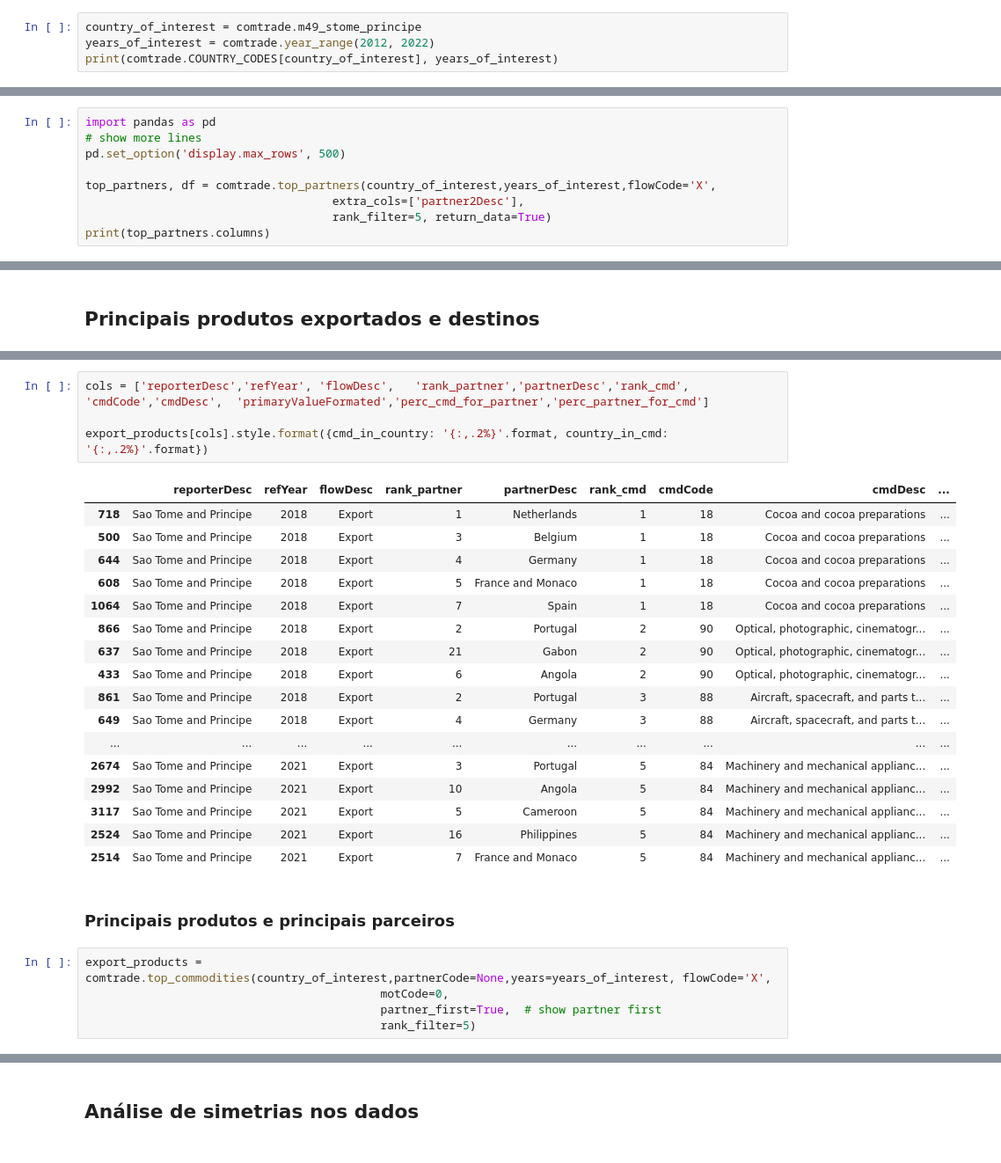
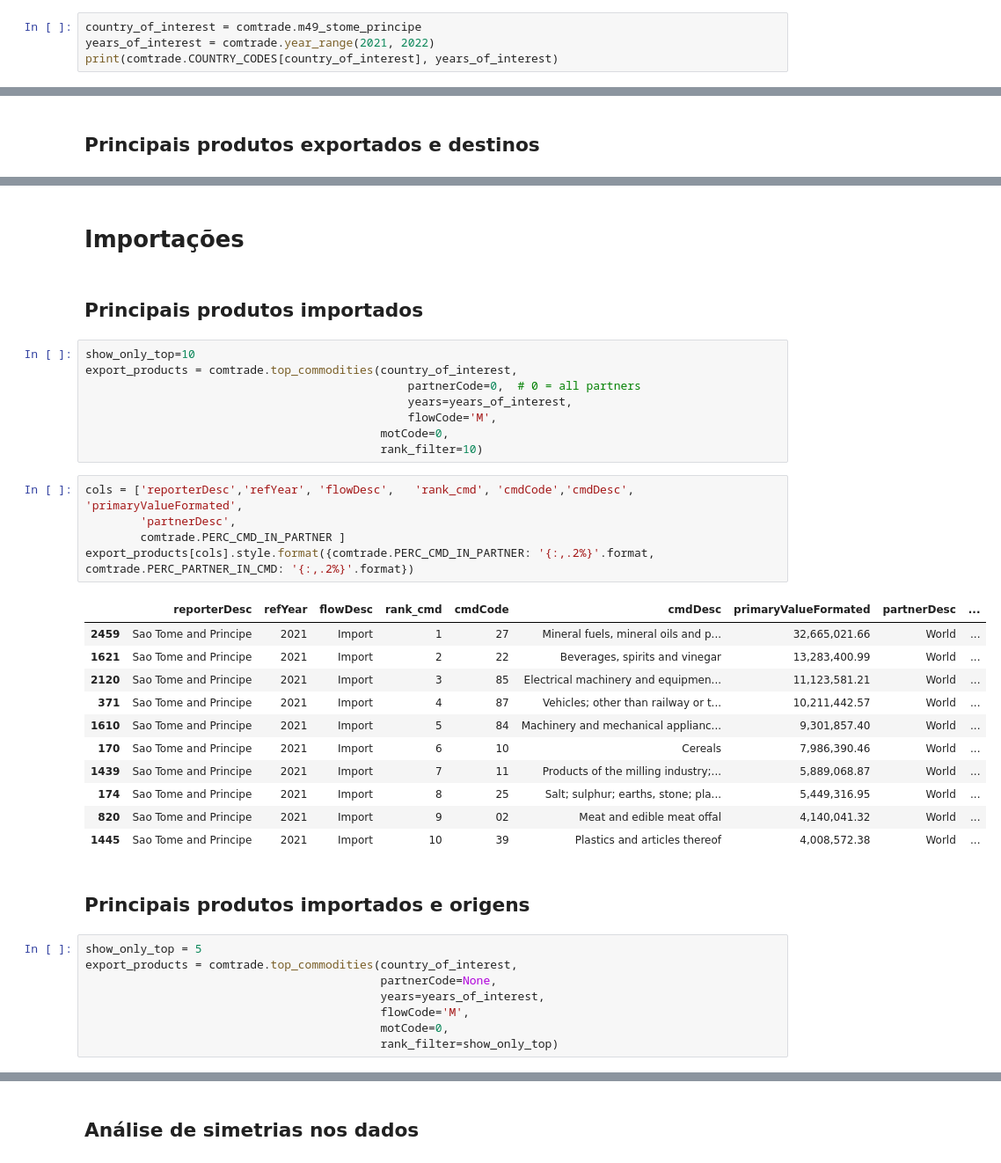
Before and after one commit to joaquimrcarvalho/cipf-comtrade, a Jupyter notebook: country_trade_profile.ipynb, the cells around one changed output, grey strips where cells are left out. Shown at 88% size. Drawn from its saved outputs; the diff is of its cells as text.

```diff
--- a/country_trade_profile.ipynb
+++ b/country_trade_profile.ipynb
@@ -63,6 +63,6 @@ comtrade.PERIOD_SECONDS=5
 Choose country and years of interest
 # %%
 country_of_interest = comtrade.m49_stome_principe
-years_of_interest = comtrade.year_range(2012, 2022)
+years_of_interest = comtrade.year_range(2021, 2022)
 print(comtrade.COUNTRY_CODES[country_of_interest], years_of_interest)
 # %% [output]
@@ -95,12 +81,3 @@ global_trade[cols].sort_index()
 # %% [markdown]
 ## Principais parceiros comerciais
 ### Principais destinos das exportações
-# %%
-import pandas as pd
-# show more lines
-pd.set_option('display.max_rows', 500)
-
-top_partners, df = comtrade.top_partners(country_of_interest,years_of_interest,flowCode='X',
-                                    extra_cols=['partner2Desc'],
-                                    rank_filter=5, return_data=True)
-print(top_partners.columns)
@@ -157,29 +211,39 @@ export_products = comtrade.top_partners(country_of_interest,
+# %% [markdown]
+# Importações
+# %% [markdown]
+## Principais produtos importados
+# %%
+show_only_top=10
+export_products = comtrade.top_commodities(country_of_interest,
+                                               partnerCode=0,  # 0 = all partners
+                                               years=years_of_interest,
+                                               flowCode='M',
+                                           motCode=0,
+                                           rank_filter=10)
 # %%
-cols = ['reporterDesc','refYear', 'flowDesc',	'rank_partner','partnerDesc','rank_cmd', 'cmdCode','cmdDesc',  'primaryValueFormated','perc_cmd_for_partner','perc_partner_for_cmd']
-
-export_products[cols].style.format({cmd_in_country: '{:,.2%}'.format, country_in_cmd: '{:,.2%}'.format})
+cols = ['reporterDesc','refYear', 'flowDesc',	'rank_cmd', 'cmdCode','cmdDesc', 'primaryValueFormated',
+        'partnerDesc',
+        comtrade.PERC_CMD_IN_PARTNER ]
+export_products[cols].style.format({comtrade.PERC_CMD_IN_PARTNER: '{:,.2%}'.format, comtrade.PERC_PARTNER_IN_CMD: '{:,.2%}'.format})
 # %% [output]
-|  | reporterDesc | refYear | flowDesc | rank_partner | partnerDesc | rank_cmd | cmdCode | cmdDesc | ... |
-| 718 | Sao Tome and Principe | 2018 | Export | 1 | Netherlands | 1 | 18 | Cocoa and cocoa preparations | ... |
-| 500 | Sao Tome and Principe | 2018 | Export | 3 | Belgium | 1 | 18 | Cocoa and cocoa preparations | ... |
-| 644 | Sao Tome and Principe | 2018 | Export | 4 | Germany | 1 | 18 | Cocoa and cocoa preparations | ... |
-| 608 | Sao Tome and Principe | 2018 | Export | 5 | France and Monaco | 1 | 18 | Cocoa and cocoa preparations | ... |
-| 1064 | Sao Tome and Principe | 2018 | Export | 7 | Spain | 1 | 18 | Cocoa and cocoa preparations | ... |
-| 866 | Sao Tome and Principe | 2018 | Export | 2 | Portugal | 2 | 90 | Optical, photographic, cinematogr... | ... |
-| 637 | Sao Tome and Principe | 2018 | Export | 21 | Gabon | 2 | 90 | Optical, photographic, cinematogr... | ... |
-| 433 | Sao Tome and Principe | 2018 | Export | 6 | Angola | 2 | 90 | Optical, photographic, cinematogr... | ... |
-| 861 | Sao Tome and Principe | 2018 | Export | 2 | Portugal | 3 | 88 | Aircraft, spacecraft, and parts t... | ... |
-| 649 | Sao Tome and Principe | 2018 | Export | 4 | Germany | 3 | 88 | Aircraft, spacecraft, and parts t... | ... |
-| ... | ... | ... | ... | ... | ... | ... | ... | ... | ... |
-| 2674 | Sao Tome and Principe | 2021 | Export | 3 | Portugal | 5 | 84 | Machinery and mechanical applianc... | ... |
-| 2992 | Sao Tome and Principe | 2021 | Export | 10 | Angola | 5 | 84 | Machinery and mechanical applianc... | ... |
-| 3117 | Sao Tome and Principe | 2021 | Export | 5 | Cameroon | 5 | 84 | Machinery and mechanical applianc... | ... |
-| 2524 | Sao Tome and Principe | 2021 | Export | 16 | Philippines | 5 | 84 | Machinery and mechanical applianc... | ... |
-| 2514 | Sao Tome and Principe | 2021 | Export | 7 | France and Monaco | 5 | 84 | Machinery and mechanical applianc... | ... |
+|  | reporterDesc | refYear | flowDesc | rank_cmd | cmdCode | cmdDesc | primaryValueFormated | partnerDesc | ... |
+| 2459 | Sao Tome and Principe | 2021 | Import | 1 | 27 | Mineral fuels, mineral oils and p... | 32,665,021.66 | World | ... |
+| 1621 | Sao Tome and Principe | 2021 | Import | 2 | 22 | Beverages, spirits and vinegar | 13,283,400.99 | World | ... |
+| 2120 | Sao Tome and Principe | 2021 | Import | 3 | 85 | Electrical machinery and equipmen... | 11,123,581.21 | World | ... |
+| 371 | Sao Tome and Principe | 2021 | Import | 4 | 87 | Vehicles; other than railway or t... | 10,211,442.57 | World | ... |
+| 1610 | Sao Tome and Principe | 2021 | Import | 5 | 84 | Machinery and mechanical applianc... | 9,301,857.40 | World | ... |
+| 170 | Sao Tome and Principe | 2021 | Import | 6 | 10 | Cereals | 7,986,390.46 | World | ... |
+| 1439 | Sao Tome and Principe | 2021 | Import | 7 | 11 | Products of the milling industry;... | 5,889,068.87 | World | ... |
+| 174 | Sao Tome and Principe | 2021 | Import | 8 | 25 | Salt; sulphur; earths, stone; pla... | 5,449,316.95 | World | ... |
+| 820 | Sao Tome and Principe | 2021 | Import | 9 | 02 | Meat and edible meat offal | 4,140,041.32 | World | ... |
+| 1445 | Sao Tome and Principe | 2021 | Import | 10 | 39 | Plastics and articles thereof | 4,008,572.38 | World | ... |
 # %% [markdown]
-### Principais produtos e principais parceiros
+## Principais produtos importados e origens
 # %%
-export_products = comtrade.top_commodities(country_of_interest,partnerCode=None,years=years_of_interest, flowCode='X',
+show_only_top = 5
+export_products = comtrade.top_commodities(country_of_interest,
+                                           partnerCode=None,
+                                           years=years_of_interest,
+                                           flowCode='M',
                                            motCode=0,
-                                           partner_first=True,  # show partner first
-                                           rank_filter=5)
+                                           rank_filter=show_only_top)
```
Also changed, not shown: parts of 28 cells of this notebook.
